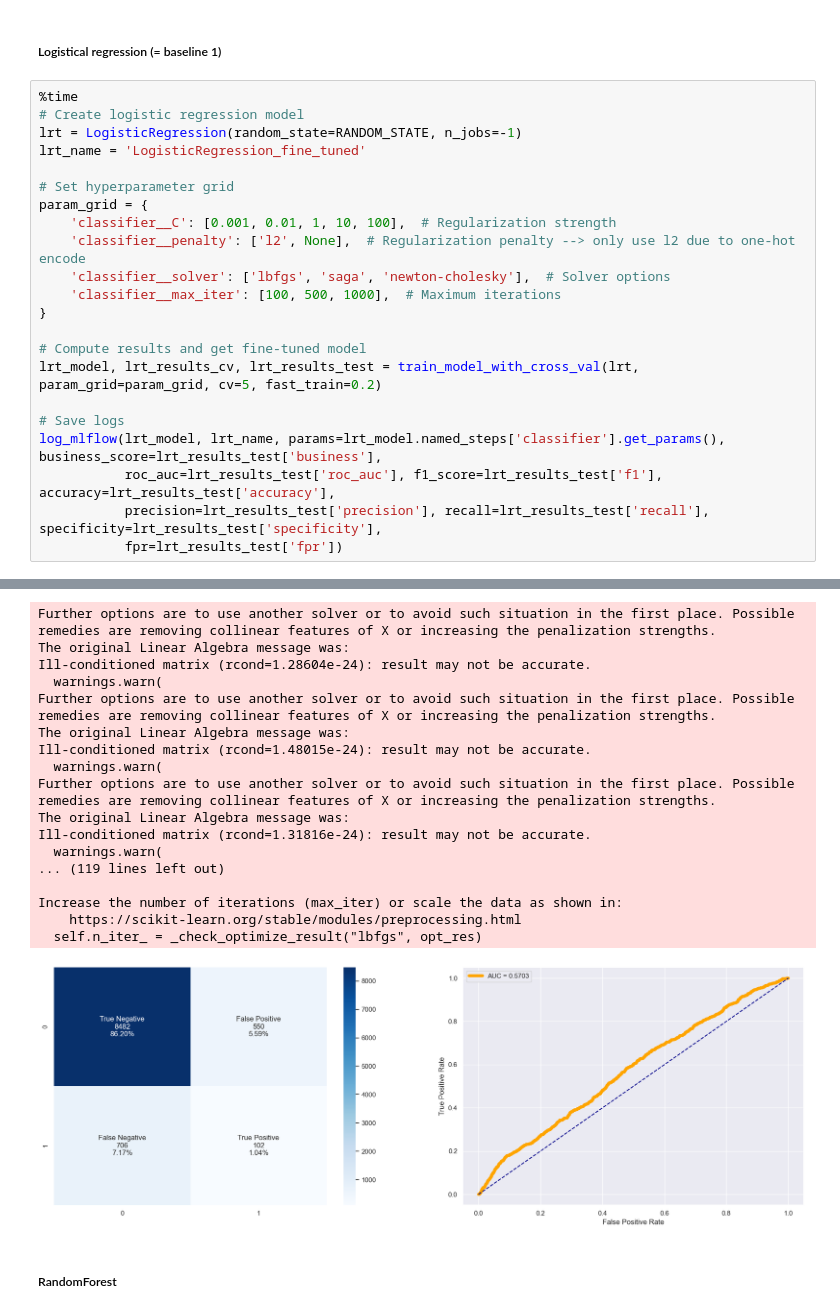
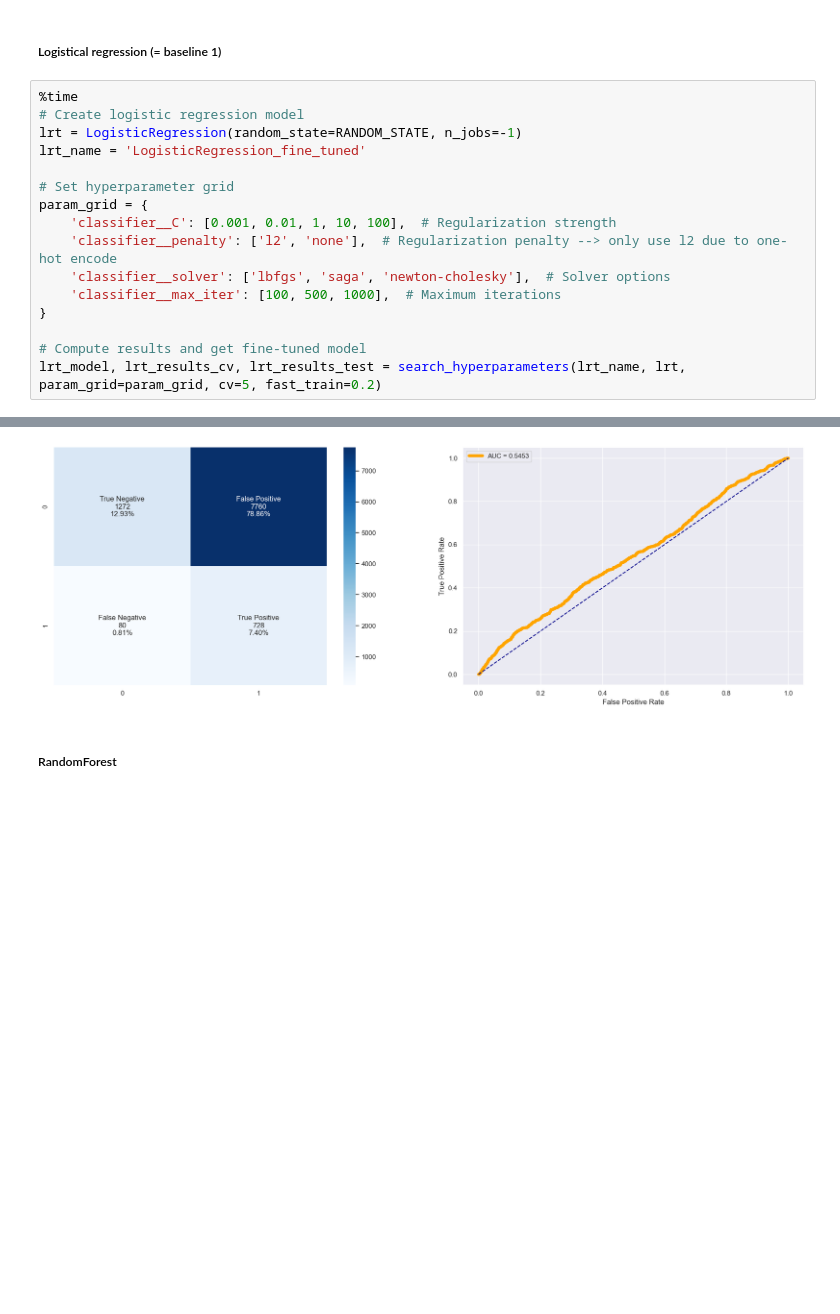
Before and after one commit to feliplim/credit-scoring, a Jupyter notebook: notebooks/3-modelling.ipynb, the cells around one changed output, grey strips where cells are left out. Saved outputs shown, nothing was run; the diff lists cells and outputs as text; blank space fills up the shorter version.

Commit message:
feat: separate function for train and hyperparameter search

```diff
--- a/notebooks/3-modelling.ipynb
+++ b/notebooks/3-modelling.ipynb
@@ -645,17 +748,11 @@ lrt_name = 'LogisticRegression_fine_tuned'
 # Set hyperparameter grid
 param_grid = {
     'classifier__C': [0.001, 0.01, 1, 10, 100],  # Regularization strength
-    'classifier__penalty': ['l2', None],  # Regularization penalty --> only use l2 due to one-hot encode
+    'classifier__penalty': ['l2', 'none'],  # Regularization penalty --> only use l2 due to one-hot encode
     'classifier__solver': ['lbfgs', 'saga', 'newton-cholesky'],  # Solver options
     'classifier__max_iter': [100, 500, 1000],  # Maximum iterations
 }
 
 # Compute results and get fine-tuned model
-lrt_model, lrt_results_cv, lrt_results_test = train_model_with_cross_val(lrt, param_grid=param_grid, cv=5, fast_train=0.2)
-
-# Save logs
-log_mlflow(lrt_model, lrt_name, params=lrt_model.named_steps['classifier'].get_params(), business_score=lrt_results_test['business'],
-           roc_auc=lrt_results_test['roc_auc'], f1_score=lrt_results_test['f1'], accuracy=lrt_results_test['accuracy'],
-           precision=lrt_results_test['precision'], recall=lrt_results_test['recall'], specificity=lrt_results_test['specificity'],
-           fpr=lrt_results_test['fpr'])
+lrt_model, lrt_results_cv, lrt_results_test = search_hyperparameters(lrt_name, lrt, param_grid=param_grid, cv=5, fast_train=0.2)
 # %% [output]
@@ -664,21 +762,4 @@ Wall time: 7.15 µs
-Further options are to use another solver or to avoid such situation in the first place. Possible remedies are removing collinear features of X or increasing the penalization strengths.
-The original Linear Algebra message was:
-Ill-conditioned matrix (rcond=1.28604e-24): result may not be accurate.
-  warnings.warn(
-Further options are to use another solver or to avoid such situation in the first place. Possible remedies are removing collinear features of X or increasing the penalization strengths.
-The original Linear Algebra message was:
-Ill-conditioned matrix (rcond=1.48015e-24): result may not be accurate.
-  warnings.warn(
-Further options are to use another solver or to avoid such situation in the first place. Possible remedies are removing collinear features of X or increasing the penalization strengths.
-The original Linear Algebra message was:
-Ill-conditioned matrix (rcond=1.31816e-24): result may not be accurate.
-  warnings.warn(
-... (119 lines left out)
-
-Increase the number of iterations (max_iter) or scale the data as shown in:
-    https://scikit-learn.org/stable/modules/preprocessing.html
-  self.n_iter_ = _check_optimize_result("lbfgs", opt_res)
-[figure, old version]
+[figure, new version]
 # %% [markdown]
 ##### RandomForest
 # %%
```
Also changed, not shown: parts of 42 cells of this notebook.
